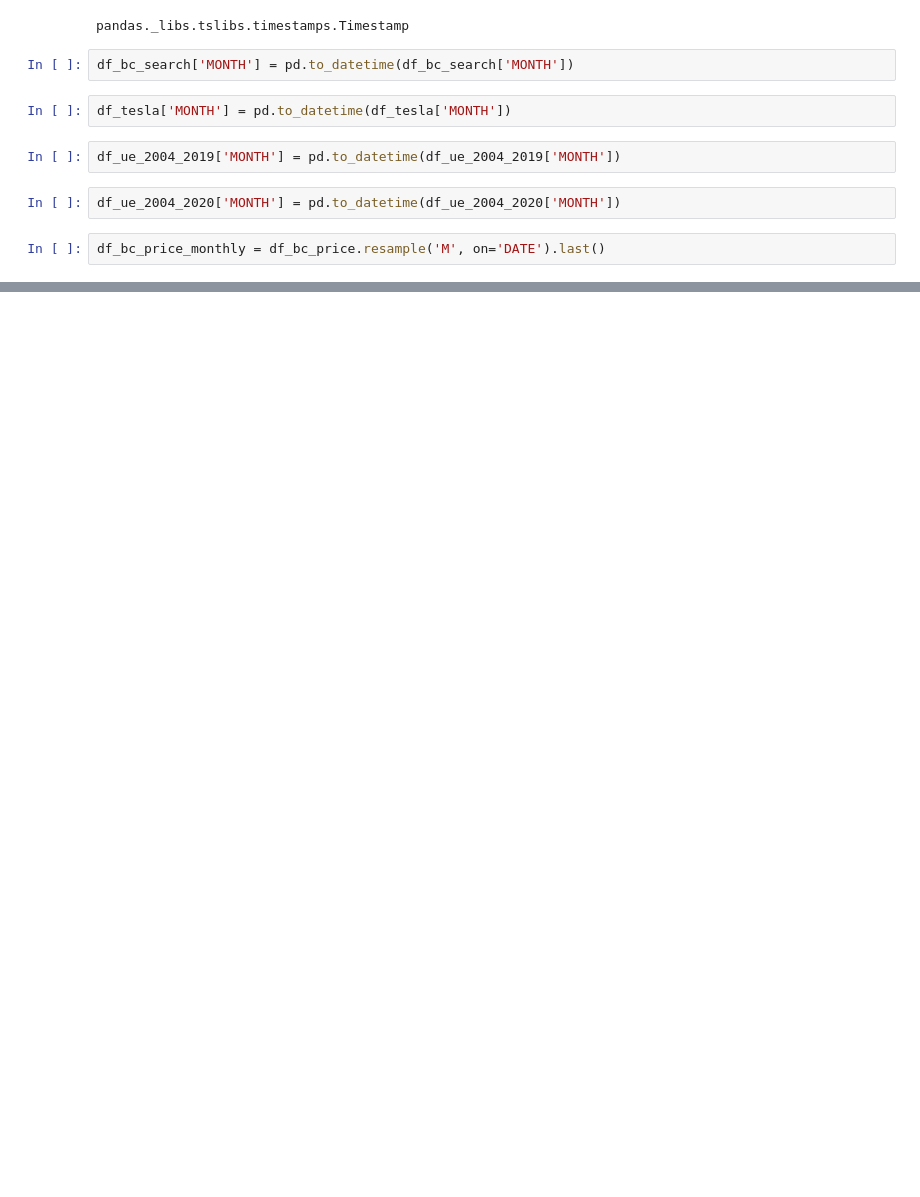
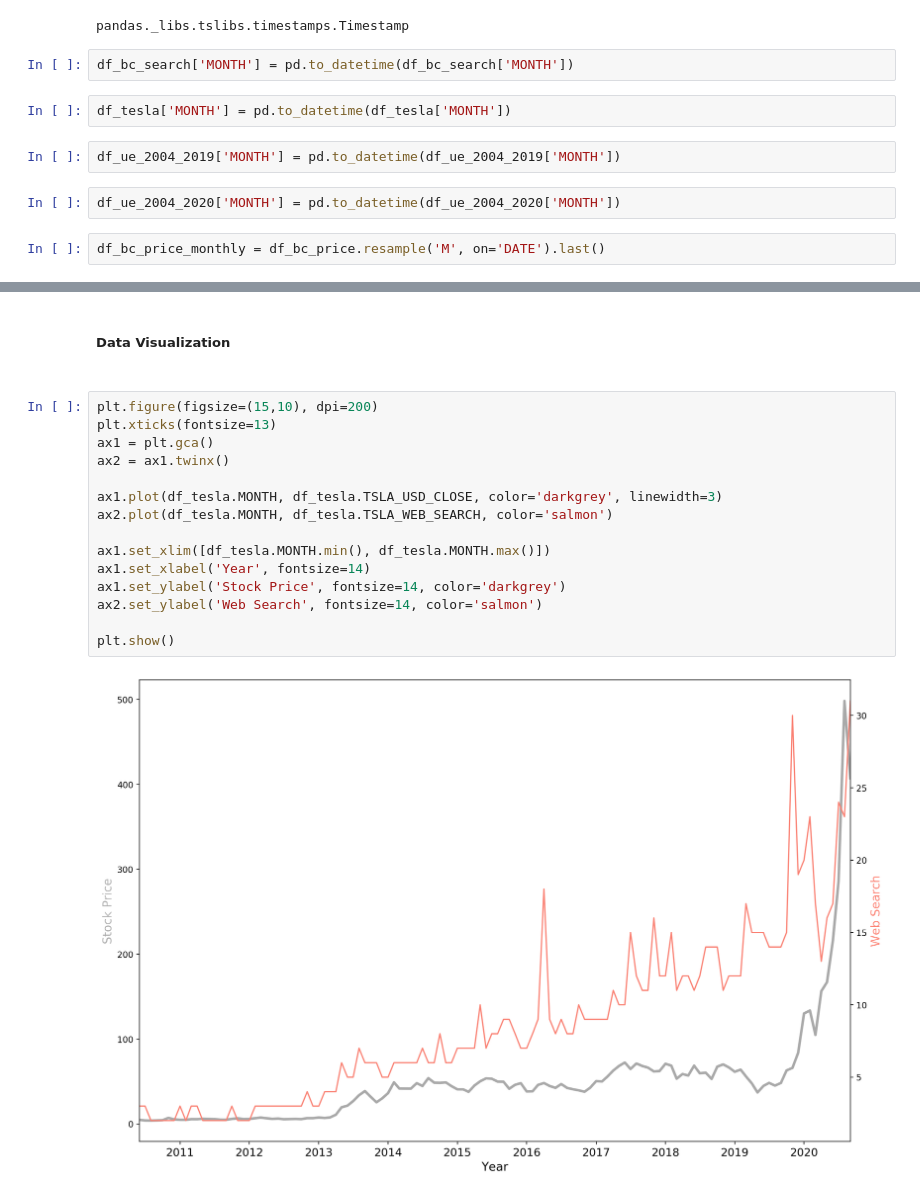
Before and after one commit to moazzam3890/Resampling_and_visualizing_time_series, a Jupyter notebook: Resampling and Visualizing Time Series.ipynb, the cells around one changed output, grey strips where cells are left out. Saved outputs shown, nothing was run; the diff lists cells and outputs as text; blank space fills up the shorter version.

Commit message:
Data Visualization

```diff
--- a/Resampling and Visualizing Time Series.ipynb
+++ b/Resampling and Visualizing Time Series.ipynb
@@ -199,0 +200,19 @@ df_bc_price_monthly.head()
+# %% [markdown]
+<h5>Data Visualization<h5>
+# %%
+plt.figure(figsize=(15,10), dpi=200)
+plt.xticks(fontsize=13)
+ax1 = plt.gca()
+ax2 = ax1.twinx()
+
+ax1.plot(df_tesla.MONTH, df_tesla.TSLA_USD_CLOSE, color='darkgrey', linewidth=3)
+ax2.plot(df_tesla.MONTH, df_tesla.TSLA_WEB_SEARCH, color='salmon')
+
+ax1.set_xlim([df_tesla.MONTH.min(), df_tesla.MONTH.max()])
+ax1.set_xlabel('Year', fontsize=14)
+ax1.set_ylabel('Stock Price', fontsize=14, color='darkgrey')
+ax2.set_ylabel('Web Search', fontsize=14, color='salmon')
+
+plt.show()
+# %% [output]
+[figure, added]
```
Also changed, not shown: parts of 1 cell of this notebook.
